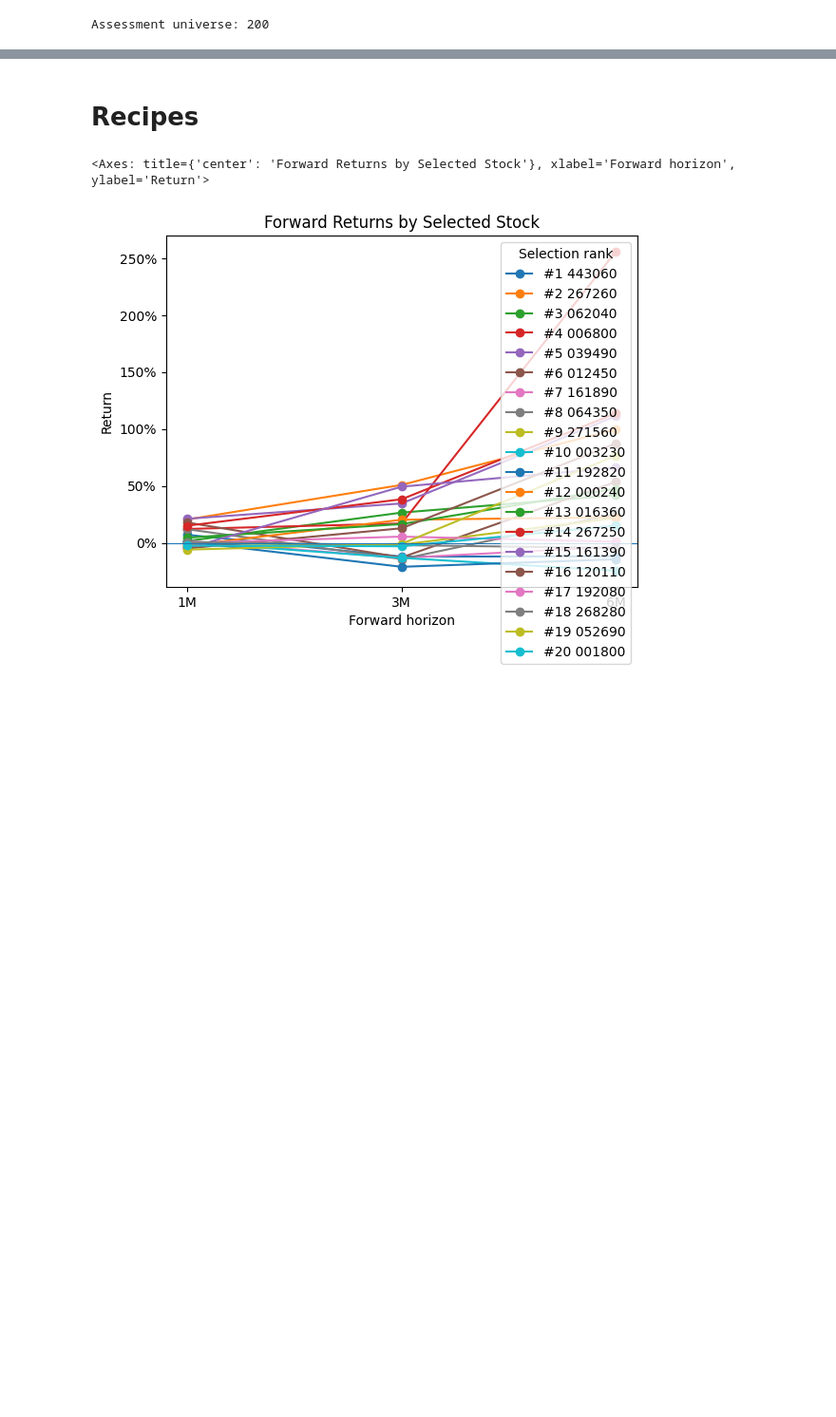
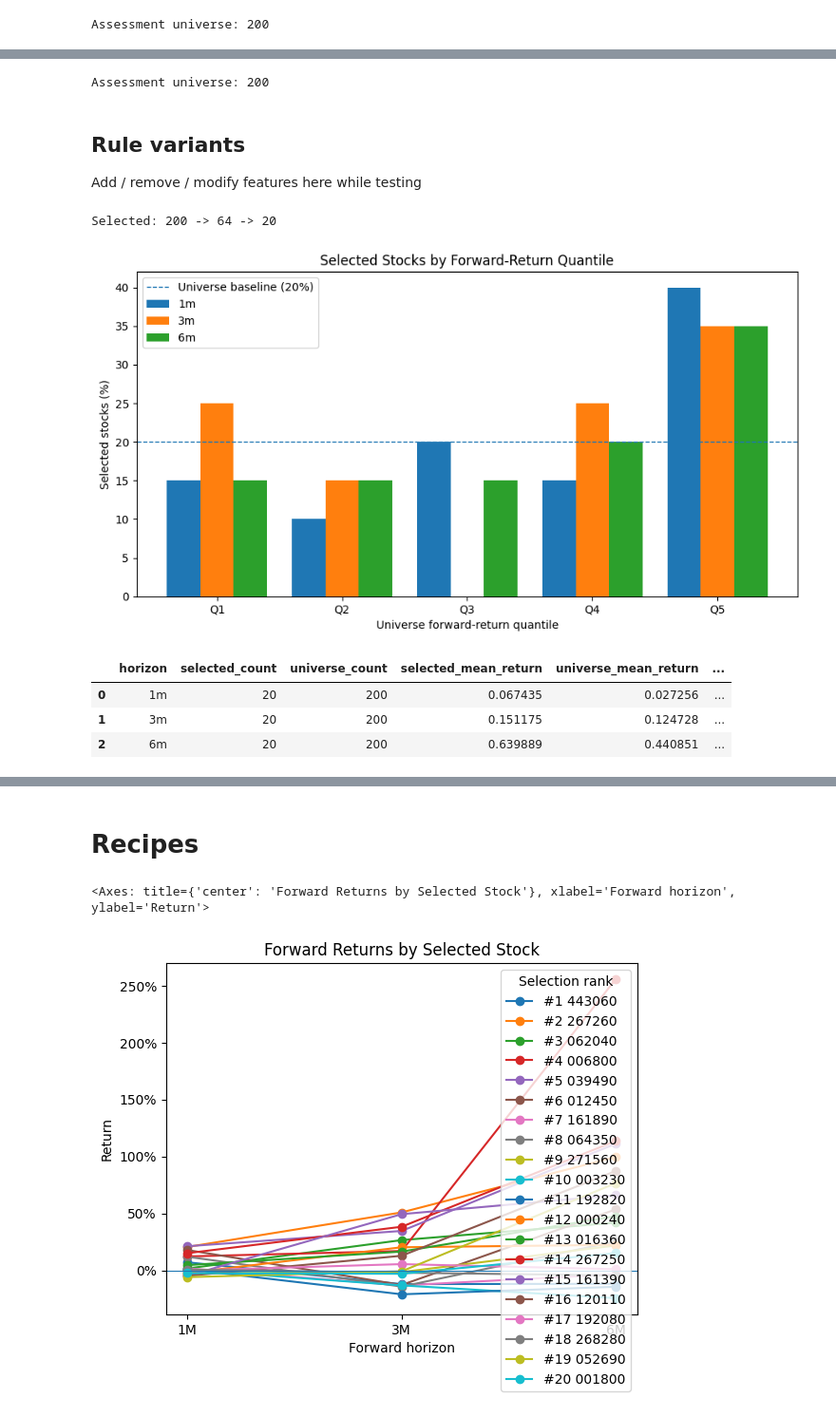
Before and after one commit to lbk209/stocksift, a Jupyter notebook: example_stock_selection_long_v4.ipynb, the cells around one changed output, grey strips where cells are left out. Shown at 95% size. Saved outputs shown, nothing was run; the diff lists cells and outputs as text; code cells hidden in the pictures; blank space fills up the shorter version.

```diff
--- a/example_stock_selection_long_v4.ipynb
+++ b/example_stock_selection_long_v4.ipynb
@@ -98,0 +73,9 @@ group_ranked
+# %%
+date = '2025-09-01'
+features = assessment.assess(prices, ratios, as_of=date)
+print(f"Assessment universe: {len(features)}")
+# %% [output]
+Assessment universe: 200
+# %% [markdown]
+## Rule variants
+Add / remove / modify features here while testing
@@ -98,0 +130,47 @@ group_ranked
+# %%
+n = 20
+
+make_group = lambda v, f, m=None: LongGroup({
+    'valuation': v, 'fundamentals': f,
+    **({} if m is None else {'momentum': m}),
+}, top_n=n)
+
+policies = [LongFilter(ft2), make_group(v2, f1, m1)]
+#policies = [LongFilter(ft2), make_group(v1, f1, m1)]
+#policies = [LongFilter(ft2), make_group(v2, f1)]
+#policies = [LongFilter(ft2), make_group(v1, f1)]
+#policies = [make_group(v2, f1, m1)]
+#policies = [make_group(v1, f1)]
+#policies = [make_group(v2, f1)]
+#policies = [LongFilter(ft1), make_group(v2, f1, m1)]
+# %%
+selected = apply_selection(
+    features,
+    policies=policies,
+)
+# %% [output]
+Selected: 200 -> 64 -> 20
+# %%
+_ = evaluate_selection(
+    selected,
+    prices,
+    universe=features,
+    horizons = [1,3,6],
+    plot='distribution',
+)
+# %% [output]
+[figure, added]
+# %%
+result = evaluate_selection(
+    selected,
+    prices,
+    universe=features,
+    horizons = [1,3,6],
+    result="summary",
+)
+result
+# %% [output]
+|  | horizon | selected_count | universe_count | selected_mean_return | universe_mean_return | ... |
+| 0 | 1m | 20 | 200 | 0.067435 | 0.027256 | ... |
+| 1 | 3m | 20 | 200 | 0.151175 | 0.124728 | ... |
+| 2 | 6m | 20 | 200 | 0.639889 | 0.440851 | ... |
```
Also changed, not shown: parts of 24 cells of this notebook, 1 other file.
